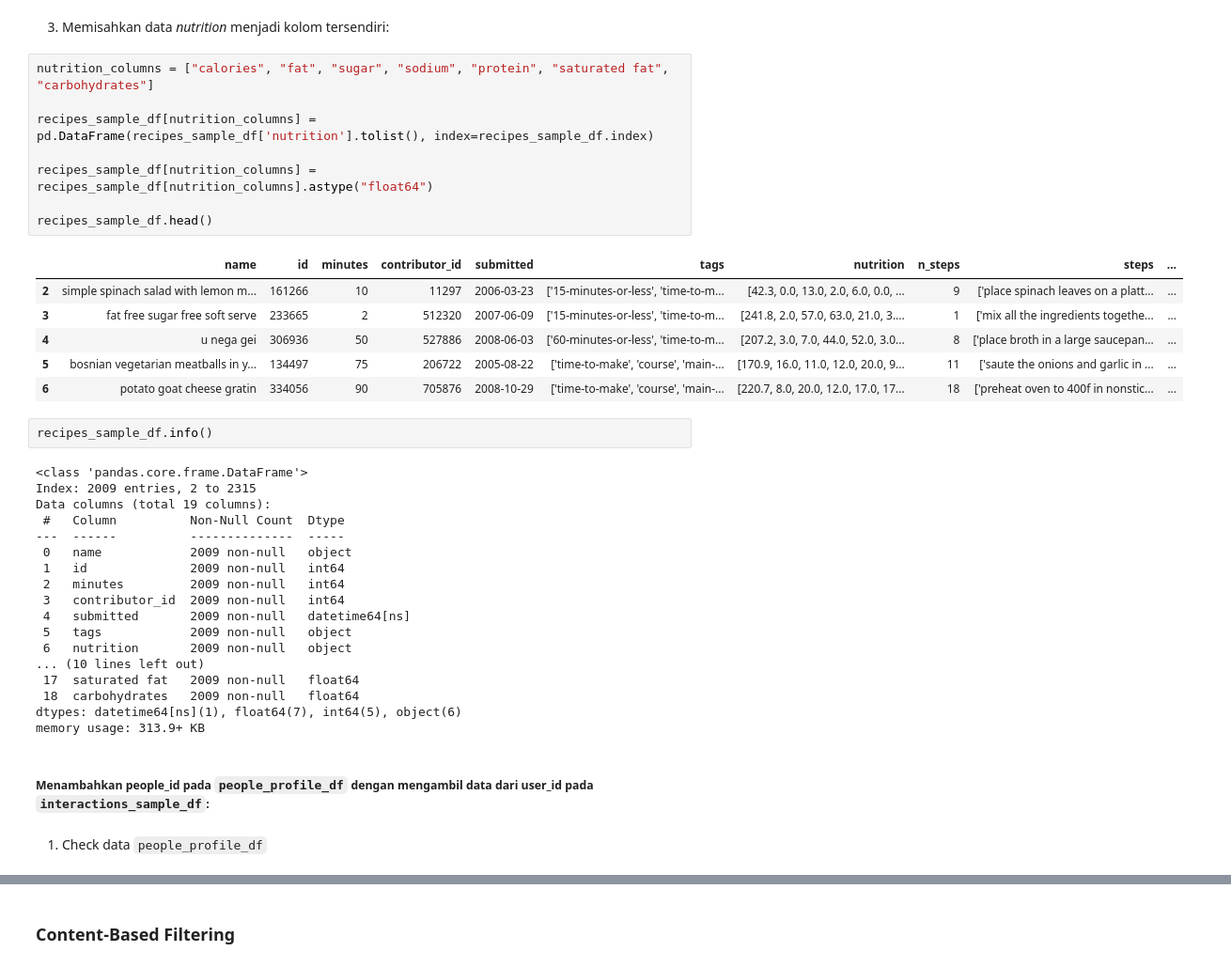
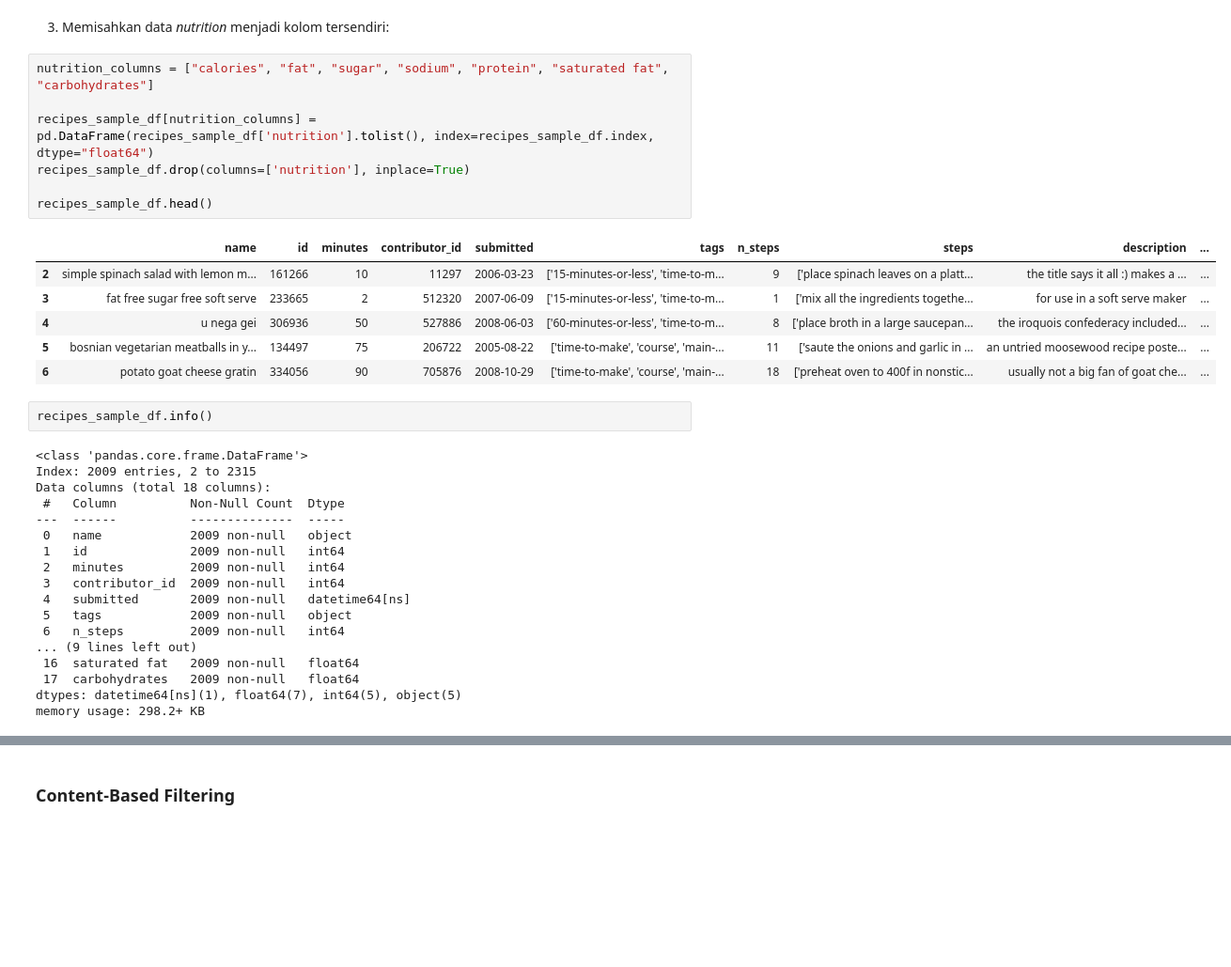
Before and after one commit to Sulbae/OlahGizi-Project, a Jupyter notebook: Food Recommender/notebook.ipynb, the cells around one changed output, grey strips where cells are left out. Shown at 94% size. Saved outputs shown, nothing was run; the diff lists cells and outputs as text; blank space fills up the shorter version.

```diff
--- a/Food Recommender/notebook.ipynb
+++ b/Food Recommender/notebook.ipynb
@@ -685,24 +515,23 @@ Name: nutrition, Length: 2009, dtype: object
 # %%
 nutrition_columns = ["calories", "fat", "sugar", "sodium", "protein", "saturated fat", "carbohydrates"]
 
-recipes_sample_df[nutrition_columns] = pd.DataFrame(recipes_sample_df['nutrition'].tolist(), index=recipes_sample_df.index)
-
-recipes_sample_df[nutrition_columns] = recipes_sample_df[nutrition_columns].astype("float64")
+recipes_sample_df[nutrition_columns] = pd.DataFrame(recipes_sample_df['nutrition'].tolist(), index=recipes_sample_df.index, dtype="float64")
+recipes_sample_df.drop(columns=['nutrition'], inplace=True)
 
 recipes_sample_df.head()
 # %% [output]
-|  | name | id | minutes | contributor_id | submitted | tags | nutrition | n_steps | steps | ... |
-| 2 | simple spinach salad with lemon m... | 161266 | 10 | 11297 | 2006-03-23 | ['15-minutes-or-less', 'time-to-m... | [42.3, 0.0, 13.0, 2.0, 6.0, 0.0, ... | 9 | ['place spinach leaves on a platt... | ... |
-| 3 | fat free sugar free soft serve | 233665 | 2 | 512320 | 2007-06-09 | ['15-minutes-or-less', 'time-to-m... | [241.8, 2.0, 57.0, 63.0, 21.0, 3.... | 1 | ['mix all the ingredients togethe... | ... |
-| 4 | u nega gei | 306936 | 50 | 527886 | 2008-06-03 | ['60-minutes-or-less', 'time-to-m... | [207.2, 3.0, 7.0, 44.0, 52.0, 3.0... | 8 | ['place broth in a large saucepan... | ... |
-| 5 | bosnian vegetarian meatballs in y... | 134497 | 75 | 206722 | 2005-08-22 | ['time-to-make', 'course', 'main-... | [170.9, 16.0, 11.0, 12.0, 20.0, 9... | 11 | ['saute the onions and garlic in ... | ... |
-| 6 | potato goat cheese gratin | 334056 | 90 | 705876 | 2008-10-29 | ['time-to-make', 'course', 'main-... | [220.7, 8.0, 20.0, 12.0, 17.0, 17... | 18 | ['preheat oven to 400f in nonstic... | ... |
+|  | name | id | minutes | contributor_id | submitted | tags | n_steps | steps | description | ... |
+| 2 | simple spinach salad with lemon m... | 161266 | 10 | 11297 | 2006-03-23 | ['15-minutes-or-less', 'time-to-m... | 9 | ['place spinach leaves on a platt... | the title says it all :) makes a ... | ... |
+| 3 | fat free sugar free soft serve | 233665 | 2 | 512320 | 2007-06-09 | ['15-minutes-or-less', 'time-to-m... | 1 | ['mix all the ingredients togethe... | for use in a soft serve maker | ... |
+| 4 | u nega gei | 306936 | 50 | 527886 | 2008-06-03 | ['60-minutes-or-less', 'time-to-m... | 8 | ['place broth in a large saucepan... | the iroquois confederacy included... | ... |
+| 5 | bosnian vegetarian meatballs in y... | 134497 | 75 | 206722 | 2005-08-22 | ['time-to-make', 'course', 'main-... | 11 | ['saute the onions and garlic in ... | an untried moosewood recipe poste... | ... |
+| 6 | potato goat cheese gratin | 334056 | 90 | 705876 | 2008-10-29 | ['time-to-make', 'course', 'main-... | 18 | ['preheat oven to 400f in nonstic... | usually not a big fan of goat che... | ... |
 # %%
 recipes_sample_df.info()
 # %% [output]
 <class 'pandas.core.frame.DataFrame'>
 Index: 2009 entries, 2 to 2315
-Data columns (total 19 columns):
+Data columns (total 18 columns):
  #   Column          Non-Null Count  Dtype
 ---  ------          --------------  -----
  0   name            2009 non-null   object
@@ -711,13 +540,9 @@ Data columns (total 19 columns):
  3   contributor_id  2009 non-null   int64
  4   submitted       2009 non-null   datetime64[ns]
  5   tags            2009 non-null   object
- 6   nutrition       2009 non-null   object
-... (10 lines left out)
- 17  saturated fat   2009 non-null   float64
- 18  carbohydrates   2009 non-null   float64
-dtypes: datetime64[ns](1), float64(7), int64(5), object(6)
-memory usage: 313.9+ KB
+ 6   n_steps         2009 non-null   int64
+... (9 lines left out)
+ 16  saturated fat   2009 non-null   float64
+ 17  carbohydrates   2009 non-null   float64
+dtypes: datetime64[ns](1), float64(7), int64(5), object(5)
+memory usage: 298.2+ KB
-# %% [markdown]
-##### Menambahkan people_id pada `people_profile_df` dengan mengambil data dari user_id pada `interactions_sample_df`:
-# %% [markdown]
-1. Check data `people_profile_df`
```
Also changed, not shown: parts of 40 cells of this notebook.
